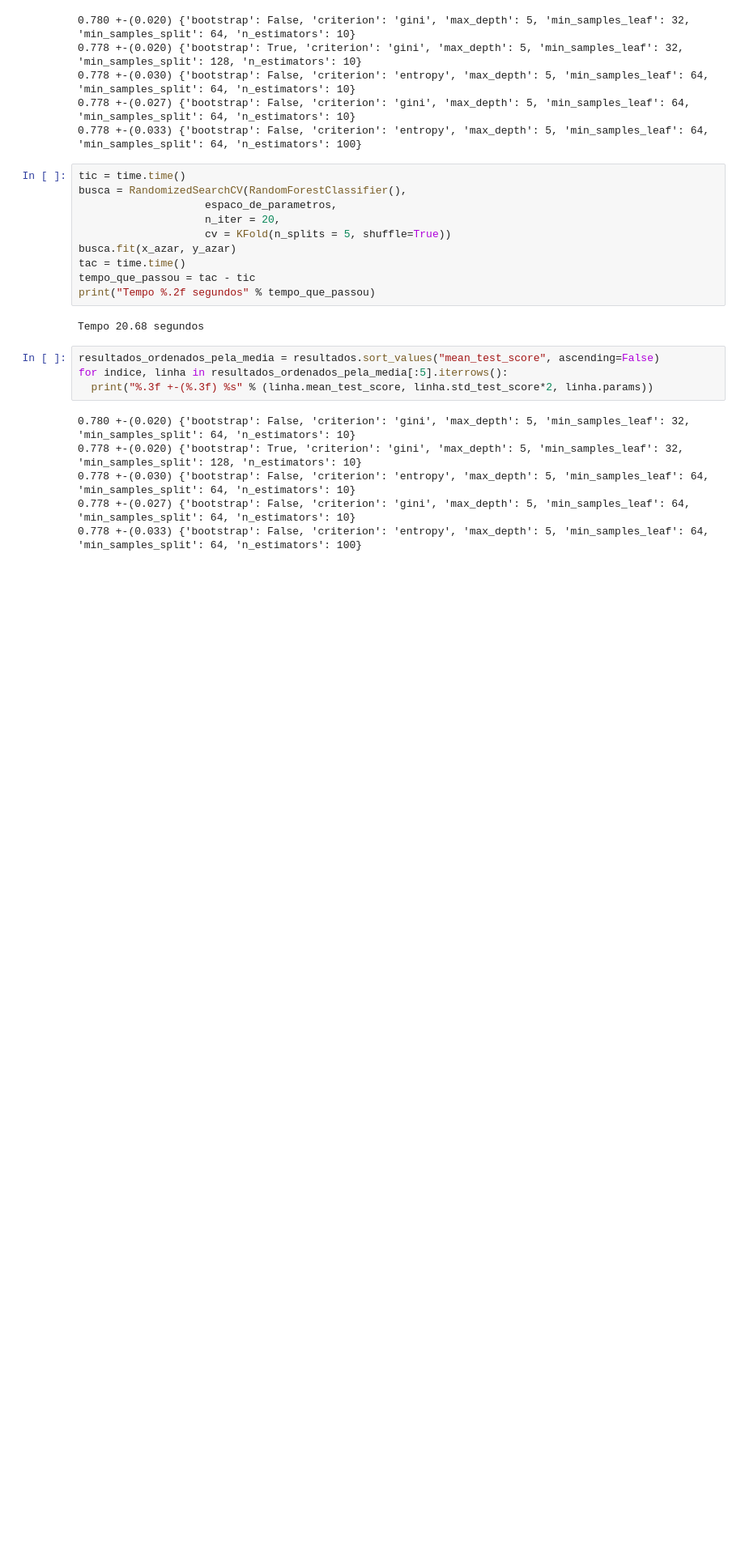
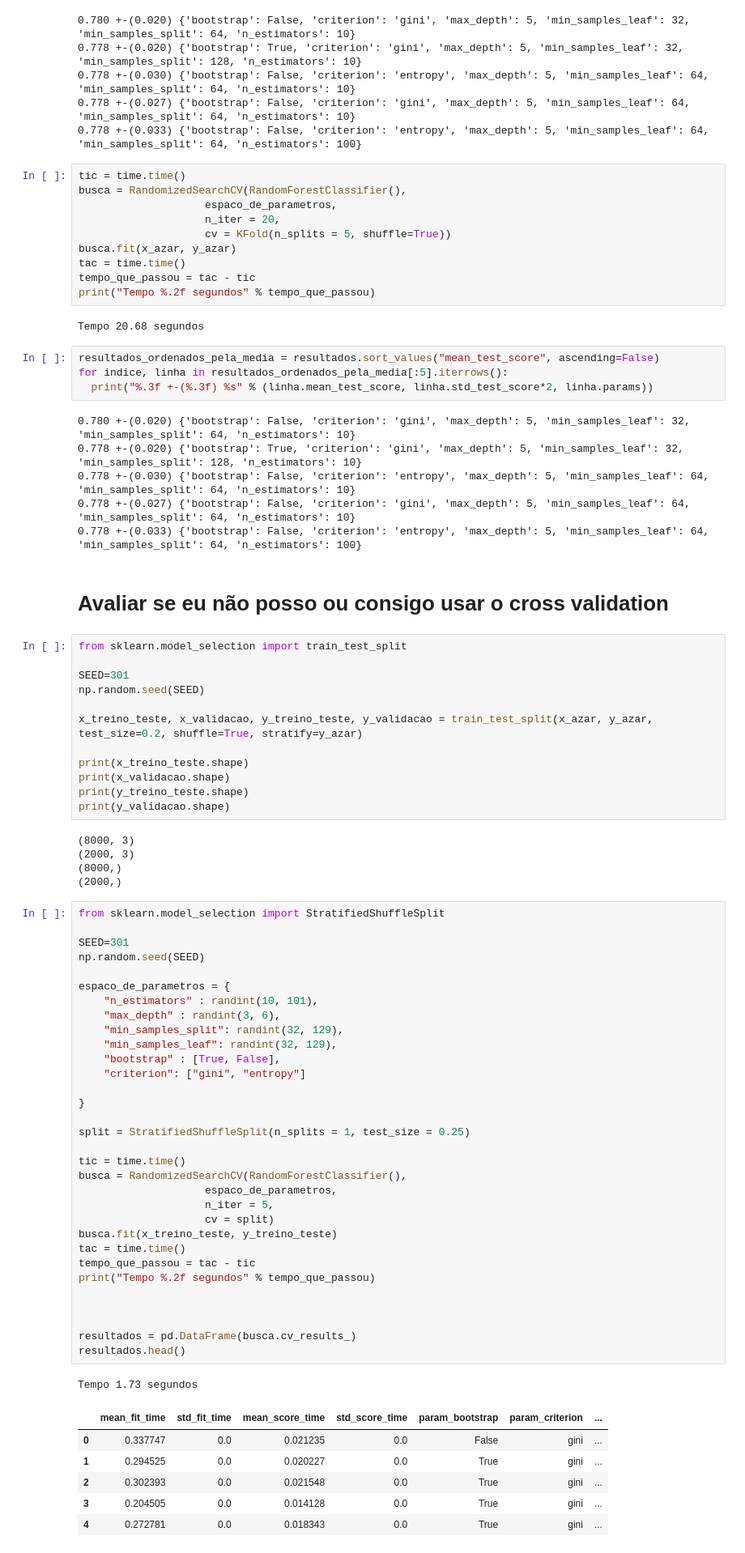
Before and after one commit to FranciscoFoz/machine-learning-training, a Jupyter notebook: Aprendizado Supervisionado/Classificação/8_Otimizacao_de_hiperparametros.ipynb, the cells around one changed output. Shown at 81% size. Drawn from its saved outputs; the diff is of its cells as text; blank space fills up the shorter version.

```diff
--- a/Aprendizado Supervisionado/Classificação/8_Otimizacao_de_hiperparametros.ipynb
+++ b/Aprendizado Supervisionado/Classificação/8_Otimizacao_de_hiperparametros.ipynb
@@ -625,3 +630,62 @@ for indice, linha in resultados_ordenados_pela_media[:5].iterrows():
 0.778 +-(0.030) {'bootstrap': False, 'criterion': 'entropy', 'max_depth': 5, 'min_samples_leaf': 64, 'min_samples_split': 64, 'n_estimators': 10}
 0.778 +-(0.027) {'bootstrap': False, 'criterion': 'gini', 'max_depth': 5, 'min_samples_leaf': 64, 'min_samples_split': 64, 'n_estimators': 10}
 0.778 +-(0.033) {'bootstrap': False, 'criterion': 'entropy', 'max_depth': 5, 'min_samples_leaf': 64, 'min_samples_split': 64, 'n_estimators': 100}
+# %% [markdown]
+# Avaliar se eu não posso ou consigo usar o cross validation
+# %%
+from sklearn.model_selection import train_test_split
+
+SEED=301
+np.random.seed(SEED)
+
+x_treino_teste, x_validacao, y_treino_teste, y_validacao = train_test_split(x_azar, y_azar, test_size=0.2, shuffle=True, stratify=y_azar)
+
+print(x_treino_teste.shape)
+print(x_validacao.shape)
+print(y_treino_teste.shape)
+print(y_validacao.shape)
+# %% [output]
+(8000, 3)
+(2000, 3)
+(8000,)
+(2000,)
+# %%
+from sklearn.model_selection import StratifiedShuffleSplit
+
+SEED=301
+np.random.seed(SEED)
+
+espaco_de_parametros = {
+    "n_estimators" : randint(10, 101),
+    "max_depth" : randint(3, 6),
+    "min_samples_split": randint(32, 129),
+    "min_samples_leaf": randint(32, 129),
+    "bootstrap" : [True, False],
+    "criterion": ["gini", "entropy"]
+
+}
+
+split = StratifiedShuffleSplit(n_splits = 1, test_size = 0.25)
+
+tic = time.time()
+busca = RandomizedSearchCV(RandomForestClassifier(),
+                    espaco_de_parametros,
+                    n_iter = 5,
+                    cv = split)
+busca.fit(x_treino_teste, y_treino_teste)
+tac = time.time()
+tempo_que_passou = tac - tic
+print("Tempo %.2f segundos" % tempo_que_passou)
+
+
+
+resultados = pd.DataFrame(busca.cv_results_)
+resultados.head()
+# %% [output]
+Tempo 1.73 segundos
+|  | mean_fit_time | std_fit_time | mean_score_time | std_score_time | param_bootstrap | param_criterion | ... |
+| 0 | 0.337747 | 0.0 | 0.021235 | 0.0 | False | gini | ... |
+| 1 | 0.294525 | 0.0 | 0.020227 | 0.0 | True | gini | ... |
+| 2 | 0.302393 | 0.0 | 0.021548 | 0.0 | True | gini | ... |
+| 3 | 0.204505 | 0.0 | 0.014128 | 0.0 | True | gini | ... |
+| 4 | 0.272781 | 0.0 | 0.018343 | 0.0 | True | gini | ... |
```
Also changed, not shown: parts of 21 cells of this notebook.
